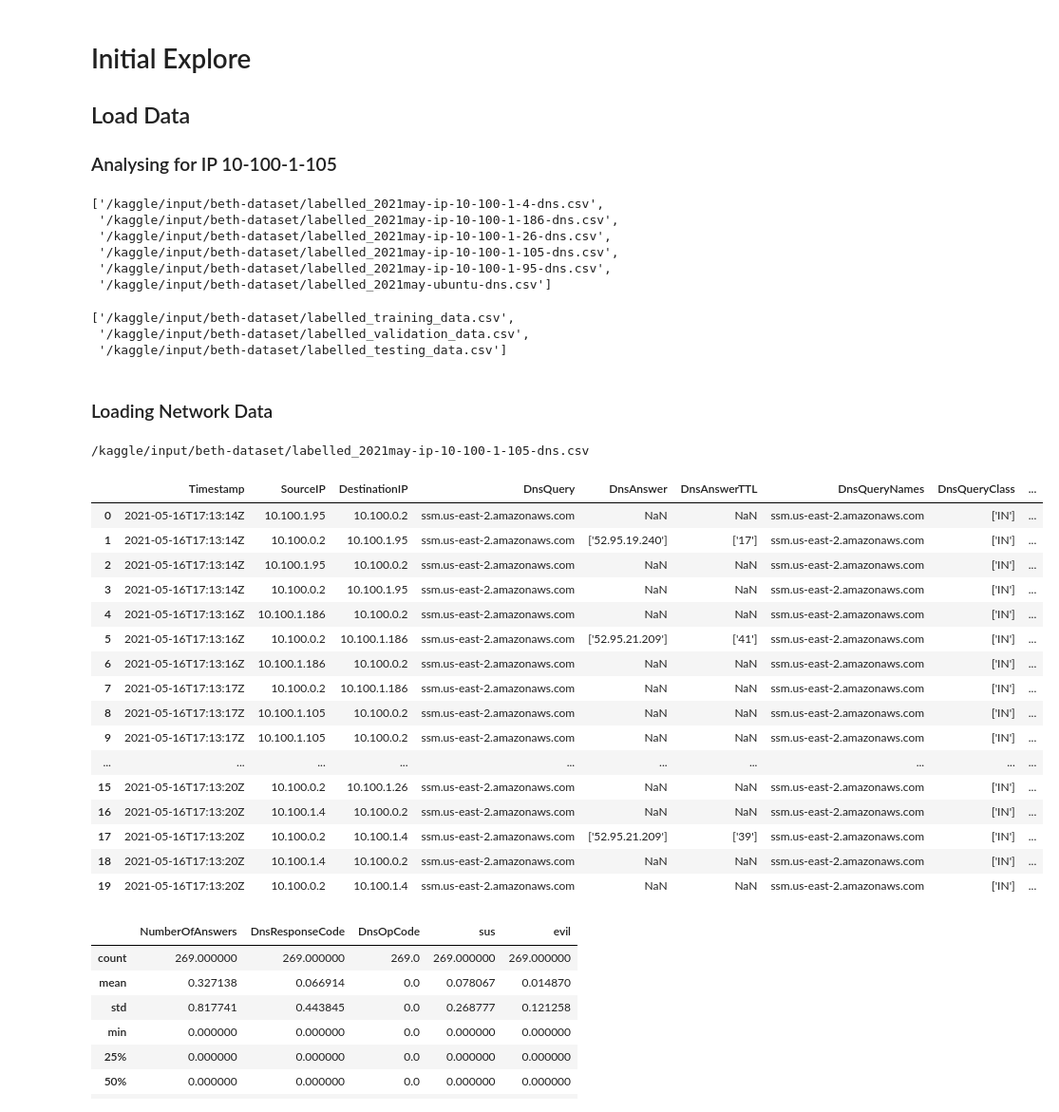
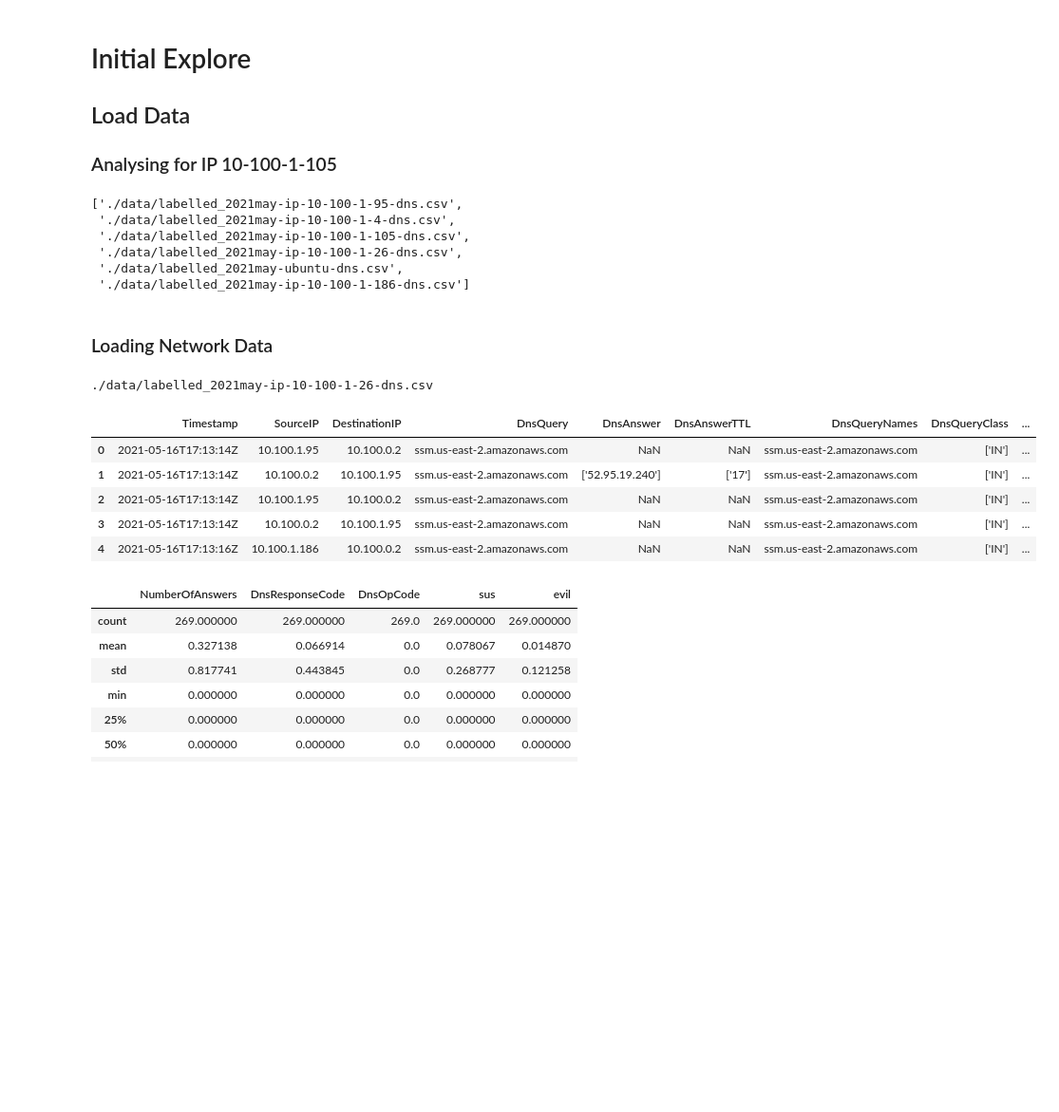
Before and after one commit to BishalLakha/BETH_data_analysis, a Jupyter notebook: beth-eda-processing-and-graph.ipynb, the cells around one changed output. Shown at 95% size. Saved outputs shown, nothing was run; the diff lists cells and outputs as text; code cells hidden in the pictures; blank space fills up the shorter version.

```diff
--- a/beth-eda-processing-and-graph.ipynb
+++ b/beth-eda-processing-and-graph.ipynb
@@ -45,22 +45,17 @@ Loading BokehJS ...
 ## Load Data
 ### Analysing for IP 10-100-1-105
 # %%
-dns_data = glob("/kaggle/input/beth-dataset/*-dns.csv")
+# dns_data = glob("/kaggle/input/beth-dataset/*-dns.csv")
+dns_data = glob("./data/*-dns.csv")
+
 dns_data
 # %% [output]
-['/kaggle/input/beth-dataset/labelled_2021may-ip-10-100-1-4-dns.csv',
- '/kaggle/input/beth-dataset/labelled_2021may-ip-10-100-1-186-dns.csv',
- '/kaggle/input/beth-dataset/labelled_2021may-ip-10-100-1-26-dns.csv',
- '/kaggle/input/beth-dataset/labelled_2021may-ip-10-100-1-105-dns.csv',
- '/kaggle/input/beth-dataset/labelled_2021may-ip-10-100-1-95-dns.csv',
- '/kaggle/input/beth-dataset/labelled_2021may-ubuntu-dns.csv']
+['./data/labelled_2021may-ip-10-100-1-95-dns.csv',
+ './data/labelled_2021may-ip-10-100-1-4-dns.csv',
+ './data/labelled_2021may-ip-10-100-1-105-dns.csv',
+ './data/labelled_2021may-ip-10-100-1-26-dns.csv',
+ './data/labelled_2021may-ubuntu-dns.csv',
+ './data/labelled_2021may-ip-10-100-1-186-dns.csv']
-# %%
-process_data = glob("/kaggle/input/beth-dataset/*_data.csv")
-process_data
-# %% [output]
-['/kaggle/input/beth-dataset/labelled_training_data.csv',
- '/kaggle/input/beth-dataset/labelled_validation_data.csv',
- '/kaggle/input/beth-dataset/labelled_testing_data.csv']
 # %% [markdown]
 ### Loading Network Data
 # %%
@@ -71,27 +66,16 @@ for data in dns_data[3:4]:
     df_all.append(df)
 df_final = pd.concat(df_all, ignore_index=True)
 # %% [output]
-/kaggle/input/beth-dataset/labelled_2021may-ip-10-100-1-105-dns.csv
+./data/labelled_2021may-ip-10-100-1-26-dns.csv
 # %%
-df_final.head(20)
+df_final.head()
 # %% [output]
 |  | Timestamp | SourceIP | DestinationIP | DnsQuery | DnsAnswer | DnsAnswerTTL | DnsQueryNames | DnsQueryClass | ... |
 | 0 | 2021-05-16T17:13:14Z | 10.100.1.95 | 10.100.0.2 | ssm.us-east-2.amazonaws.com | NaN | NaN | ssm.us-east-2.amazonaws.com | ['IN'] | ... |
 | 1 | 2021-05-16T17:13:14Z | 10.100.0.2 | 10.100.1.95 | ssm.us-east-2.amazonaws.com | ['52.95.19.240'] | ['17'] | ssm.us-east-2.amazonaws.com | ['IN'] | ... |
 | 2 | 2021-05-16T17:13:14Z | 10.100.1.95 | 10.100.0.2 | ssm.us-east-2.amazonaws.com | NaN | NaN | ssm.us-east-2.amazonaws.com | ['IN'] | ... |
 | 3 | 2021-05-16T17:13:14Z | 10.100.0.2 | 10.100.1.95 | ssm.us-east-2.amazonaws.com | NaN | NaN | ssm.us-east-2.amazonaws.com | ['IN'] | ... |
 | 4 | 2021-05-16T17:13:16Z | 10.100.1.186 | 10.100.0.2 | ssm.us-east-2.amazonaws.com | NaN | NaN | ssm.us-east-2.amazonaws.com | ['IN'] | ... |
-| 5 | 2021-05-16T17:13:16Z | 10.100.0.2 | 10.100.1.186 | ssm.us-east-2.amazonaws.com | ['52.95.21.209'] | ['41'] | ssm.us-east-2.amazonaws.com | ['IN'] | ... |
-| 6 | 2021-05-16T17:13:16Z | 10.100.1.186 | 10.100.0.2 | ssm.us-east-2.amazonaws.com | NaN | NaN | ssm.us-east-2.amazonaws.com | ['IN'] | ... |
-| 7 | 2021-05-16T17:13:17Z | 10.100.0.2 | 10.100.1.186 | ssm.us-east-2.amazonaws.com | NaN | NaN | ssm.us-east-2.amazonaws.com | ['IN'] | ... |
-| 8 | 2021-05-16T17:13:17Z | 10.100.1.105 | 10.100.0.2 | ssm.us-east-2.amazonaws.com | NaN | NaN | ssm.us-east-2.amazonaws.com | ['IN'] | ... |
-| 9 | 2021-05-16T17:13:17Z | 10.100.1.105 | 10.100.0.2 | ssm.us-east-2.amazonaws.com | NaN | NaN | ssm.us-east-2.amazonaws.com | ['IN'] | ... |
-| ... | ... | ... | ... | ... | ... | ... | ... | ... | ... |
-| 15 | 2021-05-16T17:13:20Z | 10.100.0.2 | 10.100.1.26 | ssm.us-east-2.amazonaws.com | NaN | NaN | ssm.us-east-2.amazonaws.com | ['IN'] | ... |
-| 16 | 2021-05-16T17:13:20Z | 10.100.1.4 | 10.100.0.2 | ssm.us-east-2.amazonaws.com | NaN | NaN | ssm.us-east-2.amazonaws.com | ['IN'] | ... |
-| 17 | 2021-05-16T17:13:20Z | 10.100.0.2 | 10.100.1.4 | ssm.us-east-2.amazonaws.com | ['52.95.21.209'] | ['39'] | ssm.us-east-2.amazonaws.com | ['IN'] | ... |
-| 18 | 2021-05-16T17:13:20Z | 10.100.1.4 | 10.100.0.2 | ssm.us-east-2.amazonaws.com | NaN | NaN | ssm.us-east-2.amazonaws.com | ['IN'] | ... |
-| 19 | 2021-05-16T17:13:20Z | 10.100.0.2 | 10.100.1.4 | ssm.us-east-2.amazonaws.com | NaN | NaN | ssm.us-east-2.amazonaws.com | ['IN'] | ... |
 # %%
 df_final.describe()
 # %% [output]
```
Also changed, not shown: parts of 24 cells of this notebook, 4 other files.
